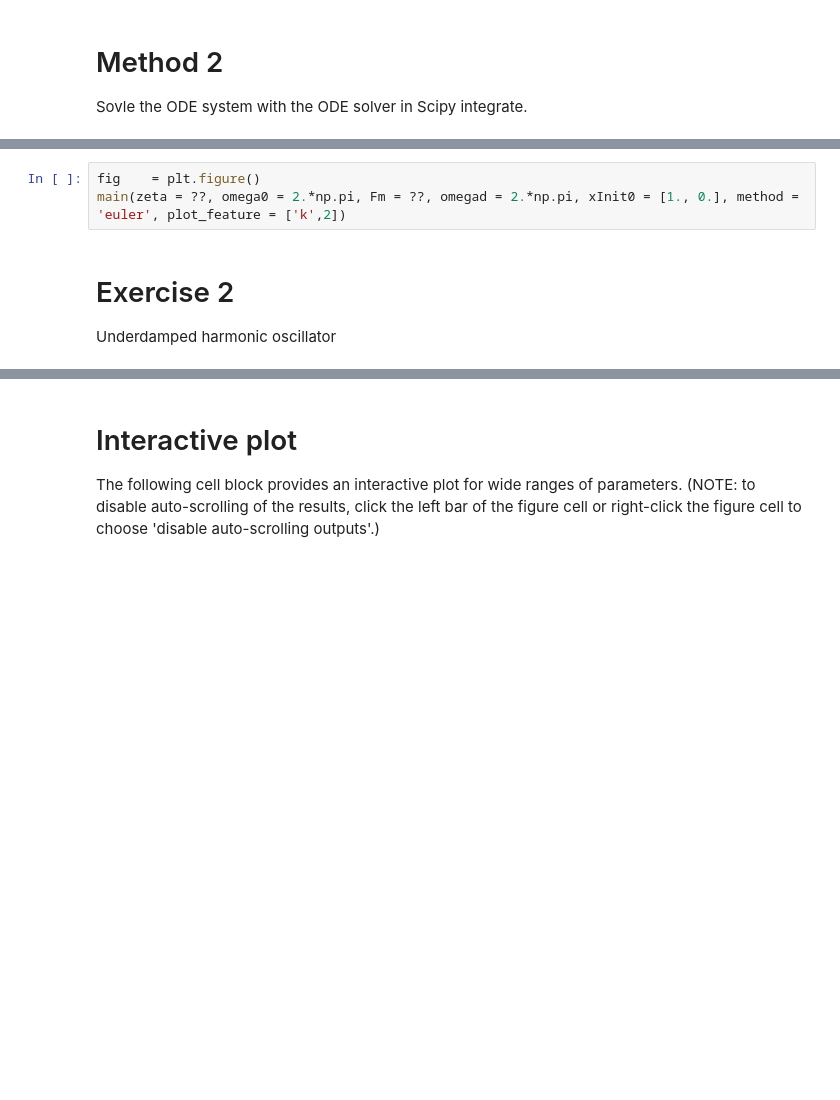
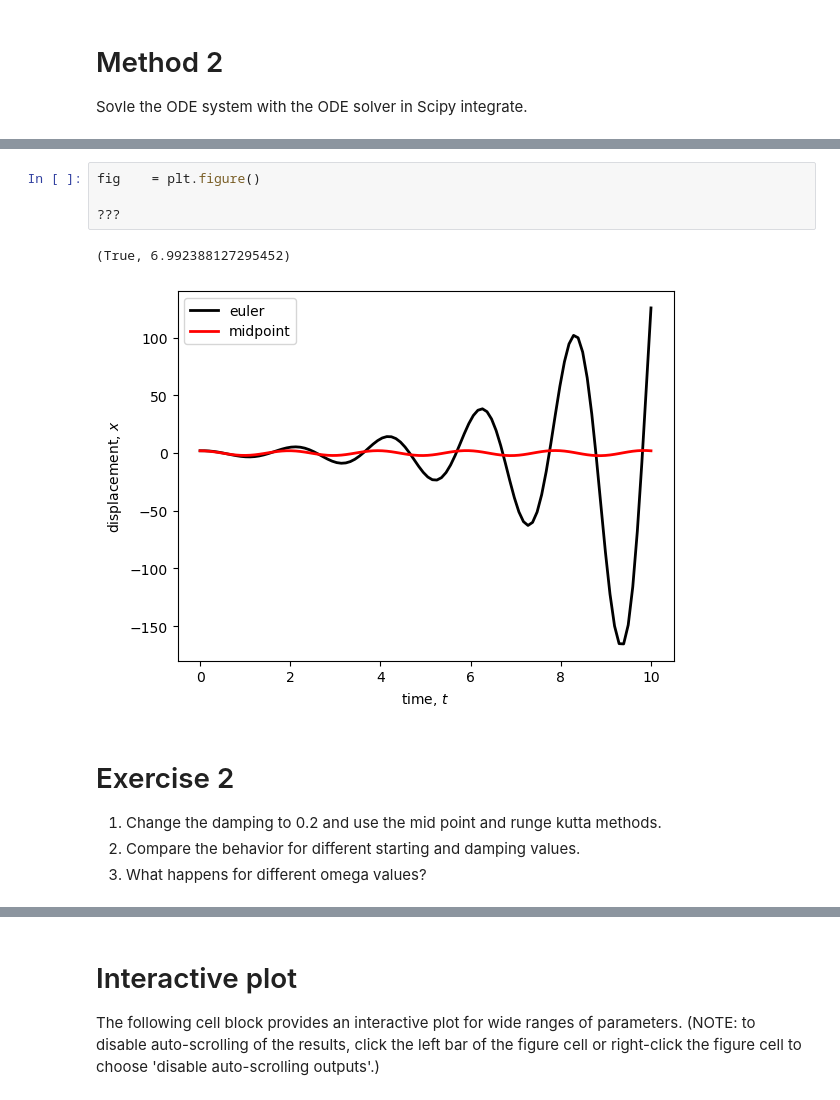
Before and after one commit to dunyuliu/Earth_From_Lab_To_Planet_Tutorials, a Jupyter notebook: Module1.1_DampedHarmonicOscillator_teaching.ipynb, the cells around one changed output, grey strips where cells are left out. Saved outputs shown, nothing was run; the diff lists cells and outputs as text; blank space fills up the shorter version.

```diff
--- a/Module1.1_DampedHarmonicOscillator_teaching.ipynb
+++ b/Module1.1_DampedHarmonicOscillator_teaching.ipynb
@@ -158,8 +170,16 @@ Simple harmonic oscillator
 # %%
 fig    = plt.figure()
-main(zeta = ??, omega0 = 2.*np.pi, Fm = ??, omegad = 2.*np.pi, xInit0 = [1., 0.], method = 'euler', plot_feature = ['k',2])
+
+???
+# %% [output]
+(True, 6.992388127295452)
+[figure, added]
 # %% [markdown]
 # Exercise 2
-Underdamped harmonic oscillator
+
+
+1. Change the damping to 0.2 and use the mid point and runge kutta methods.
+2. Compare the behavior for different starting and damping values.
+3. What happens for different omega values?
 # %%
 fig    = plt.figure()
```
Also changed, not shown: parts of 16 cells of this notebook, 4 other files.
